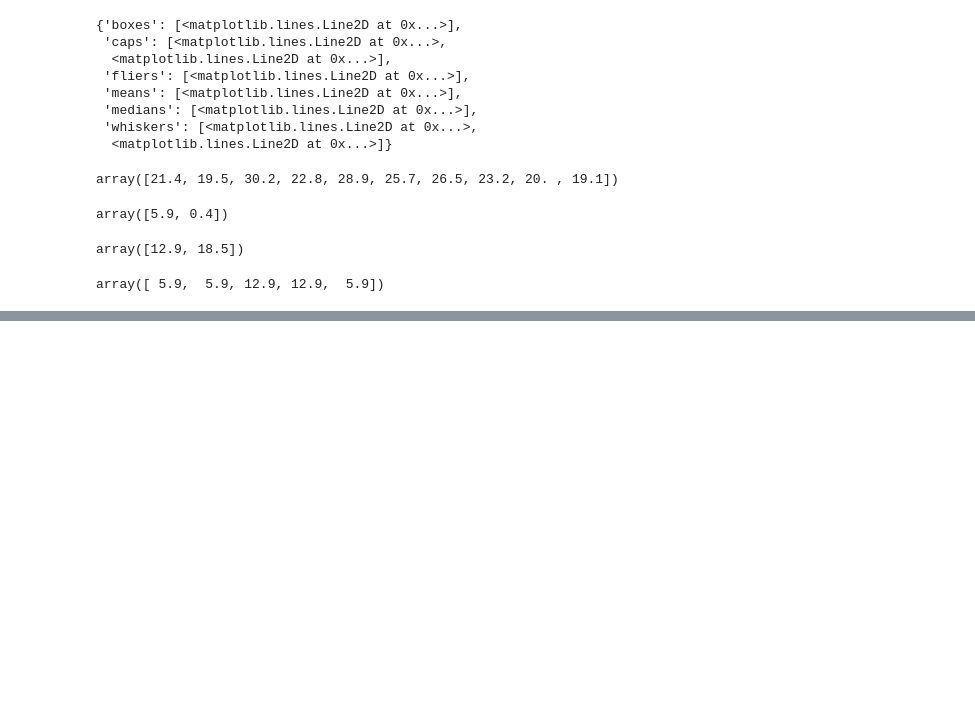
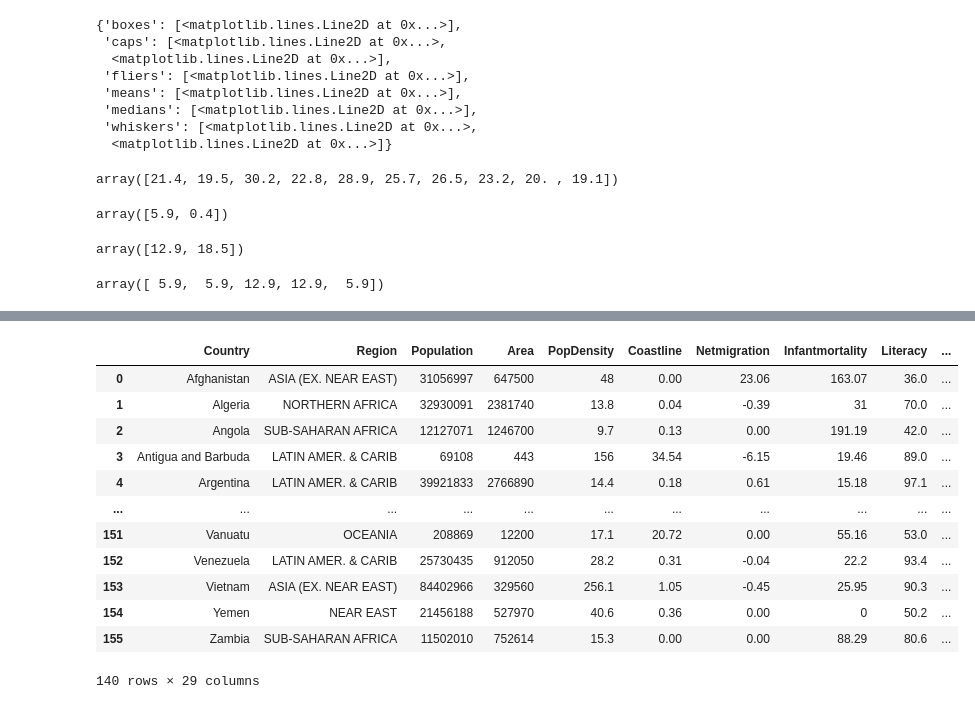
Before and after one commit to Nutsudapenpong/DPDM, a Jupyter notebook: ppp.ipynb, the cells around one changed output, grey strips where cells are left out. Drawn from its saved outputs; the diff is of its cells as text; code cells hidden in the pictures; blank space fills up the shorter version.

```diff
--- a/ppp.ipynb
+++ b/ppp.ipynb
@@ -494,0 +258,9 @@ x.shape
+# %%
+New_table_dropped_Industry = New_table_nm2.dropna(subset=['Literacy', 'Phone', 'Climate', 'Birthrate', 'Deathrate', 'Agriculture', 'Industry', 'Service', 'GDPpercapita_x'])['Industry'].mean()
+New_table_nm2[['Industry']] = New_table_nm2[['Industry']].fillna(New_table_dropped_Industry)
+# %%
+New_table_dropped_Service = New_table_nm2.dropna(subset=['Literacy', 'Phone', 'Climate', 'Birthrate', 'Deathrate', 'Agriculture', 'Industry', 'Service', 'GDPpercapita_x'])['Service'].mean()
+New_table_nm2[['Service']] = New_table_nm2[['Service']].fillna(New_table_dropped_Service)
+# %%
+New_table_dropped_GDP_per_capita_x = New_table_nm2.dropna(subset=['Literacy', 'Phone', 'Climate', 'Birthrate', 'Deathrate', 'Agriculture', 'Industry', 'Service', 'GDPpercapita_x'])['GDPpercapita_x'].mean()
+New_table_nm2[['GDPpercapita_x']] = New_table_nm2[['GDPpercapita_x']].fillna(New_table_dropped_GDP_per_capita_x)
@@ -494,0 +291,3 @@ x.shape
+# %%
+New_s = New_table_nm2[New_table_nm2['Life expectancy']< 67]
+New_s['Life expectancy']
@@ -494,0 +312,17 @@ x.shape
+# %%
+New_ss = New_table_nm2.replace([New_s['Life expectancy']],'0')
+New_ss
+# %% [output]
+|  | Country | Region | Population | Area | PopDensity | Coastline | Netmigration | Infantmortality | Literacy | ... |
+| 0 | Afghanistan | ASIA (EX. NEAR EAST) | 31056997 | 647500 | 48 | 0.00 | 23.06 | 163.07 | 36.0 | ... |
+| 1 | Algeria | NORTHERN AFRICA | 32930091 | 2381740 | 13.8 | 0.04 | -0.39 | 31 | 70.0 | ... |
+| 2 | Angola | SUB-SAHARAN AFRICA | 12127071 | 1246700 | 9.7 | 0.13 | 0.00 | 191.19 | 42.0 | ... |
+| 3 | Antigua and Barbuda | LATIN AMER. & CARIB | 69108 | 443 | 156 | 34.54 | -6.15 | 19.46 | 89.0 | ... |
+| 4 | Argentina | LATIN AMER. & CARIB | 39921833 | 2766890 | 14.4 | 0.18 | 0.61 | 15.18 | 97.1 | ... |
+| ... | ... | ... | ... | ... | ... | ... | ... | ... | ... | ... |
+| 151 | Vanuatu | OCEANIA | 208869 | 12200 | 17.1 | 20.72 | 0.00 | 55.16 | 53.0 | ... |
+| 152 | Venezuela | LATIN AMER. & CARIB | 25730435 | 912050 | 28.2 | 0.31 | -0.04 | 22.2 | 93.4 | ... |
+| 153 | Vietnam | ASIA (EX. NEAR EAST) | 84402966 | 329560 | 256.1 | 1.05 | -0.45 | 25.95 | 90.3 | ... |
+| 154 | Yemen | NEAR EAST | 21456188 | 527970 | 40.6 | 0.36 | 0.00 | 0 | 50.2 | ... |
+| 155 | Zambia | SUB-SAHARAN AFRICA | 11502010 | 752614 | 15.3 | 0.00 | 0.00 | 88.29 | 80.6 | ... |
+140 rows × 29 columns
```
Also changed, not shown: parts of 99 cells of this notebook.
